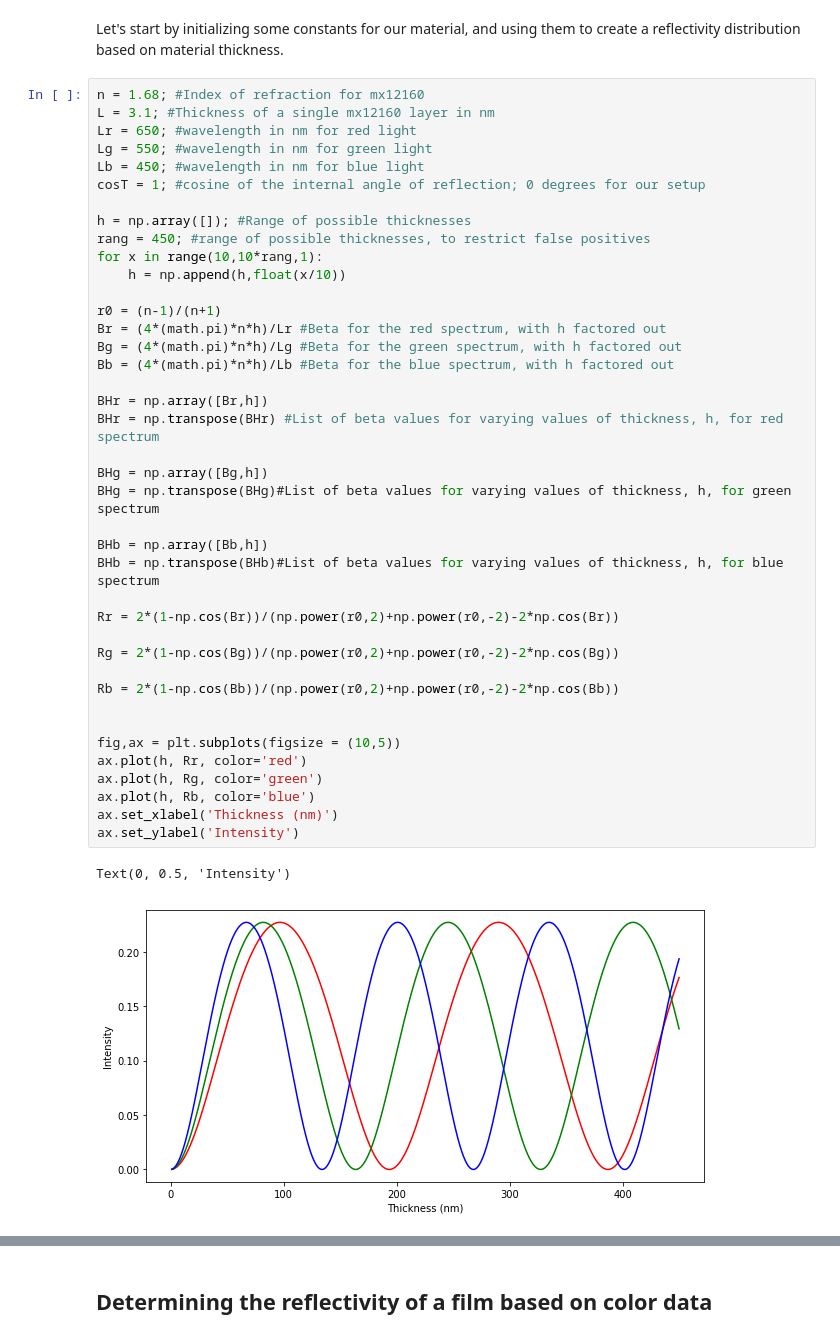
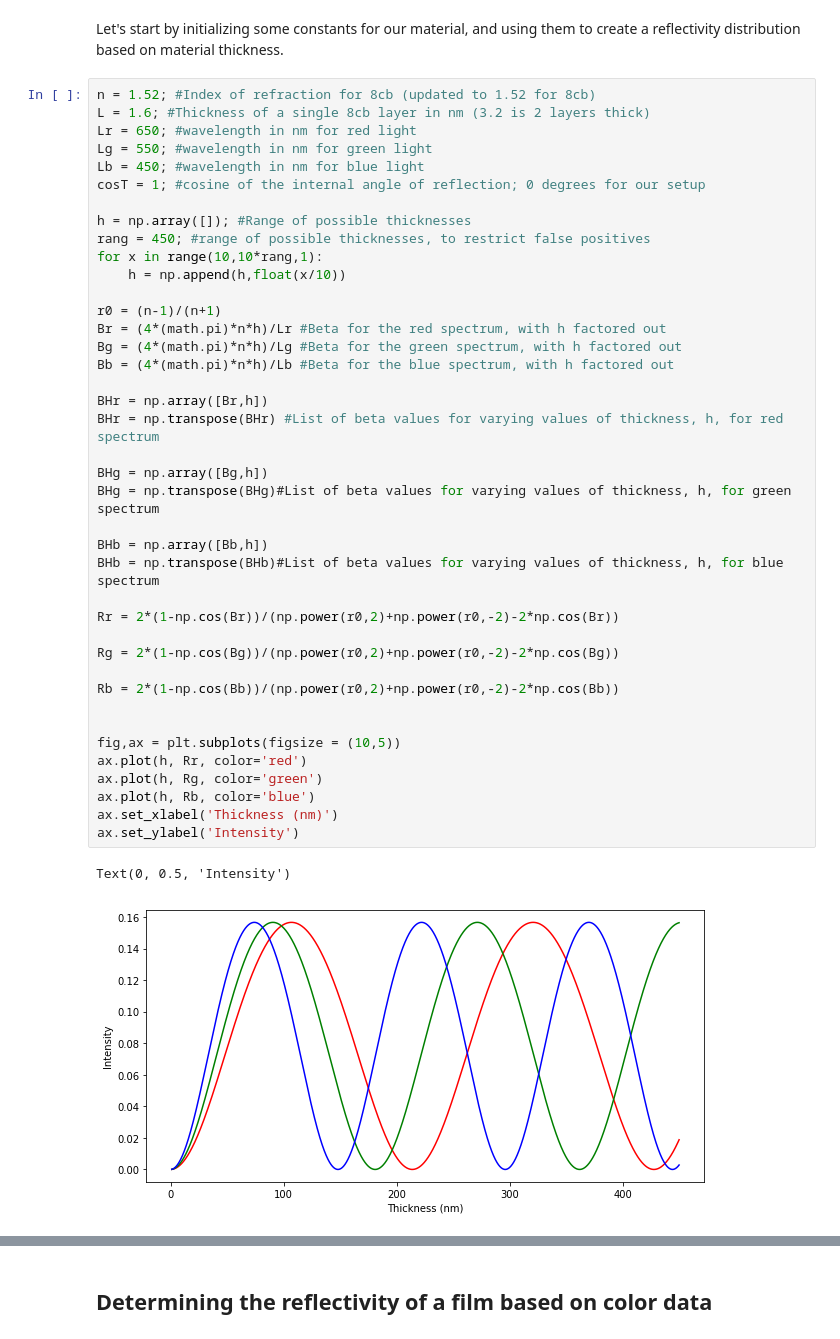
Before and after one commit to KeithHedlund13/filmThickness, a Jupyter notebook: Calculating Thickness from Colour Information.ipynb, the cells around one changed output, grey strips where cells are left out. Cells and saved outputs as stored; diff of their text form.

```diff
--- a/Calculating Thickness from Colour Information.ipynb
+++ b/Calculating Thickness from Colour Information.ipynb
@@ -16,8 +16,8 @@ import cv2
 # %% [markdown]
 Let's start by initializing some constants for our material, and using them to create a reflectivity distribution based on material thickness.
 # %%
-n = 1.68; #Index of refraction for mx12160
-L = 3.1; #Thickness of a single mx12160 layer in nm
+n = 1.52; #Index of refraction for 8cb (updated to 1.52 for 8cb)
+L = 1.6; #Thickness of a single 8cb layer in nm (3.2 is 2 layers thick)
 Lr = 650; #wavelength in nm for red light
 Lg = 550; #wavelength in nm for green light
 Lb = 450; #wavelength in nm for blue light
@@ -30,34 +30,34 @@ for x in range(10,10*rang,1):
 
 r0 = (n-1)/(n+1)
 Br = (4*(math.pi)*n*h)/Lr #Beta for the red spectrum, with h factored out
 Bg = (4*(math.pi)*n*h)/Lg #Beta for the green spectrum, with h factored out
 Bb = (4*(math.pi)*n*h)/Lb #Beta for the blue spectrum, with h factored out
 
 BHr = np.array([Br,h])
 BHr = np.transpose(BHr) #List of beta values for varying values of thickness, h, for red spectrum
 
 BHg = np.array([Bg,h])
 BHg = np.transpose(BHg)#List of beta values for varying values of thickness, h, for green spectrum
 
 BHb = np.array([Bb,h])
 BHb = np.transpose(BHb)#List of beta values for varying values of thickness, h, for blue spectrum
 
 Rr = 2*(1-np.cos(Br))/(np.power(r0,2)+np.power(r0,-2)-2*np.cos(Br))
 
 Rg = 2*(1-np.cos(Bg))/(np.power(r0,2)+np.power(r0,-2)-2*np.cos(Bg))
 
 Rb = 2*(1-np.cos(Bb))/(np.power(r0,2)+np.power(r0,-2)-2*np.cos(Bb))
 
 
 fig,ax = plt.subplots(figsize = (10,5))
 ax.plot(h, Rr, color='red')
 ax.plot(h, Rg, color='green')
 ax.plot(h, Rb, color='blue')
 ax.set_xlabel('Thickness (nm)')
 ax.set_ylabel('Intensity')
 # %% [output]
 Text(0, 0.5, 'Intensity')
-[figure, old version]
+[figure, new version]
 # %%
 #This normalizes the functions by removing the intensity from the equation, simplifying to pure RGB data
 norm = np.sqrt(np.power(Rr,2)+np.power(Rg,2)+np.power(Rb,2))
```
Also changed, not shown: parts of 11 cells of this notebook.
